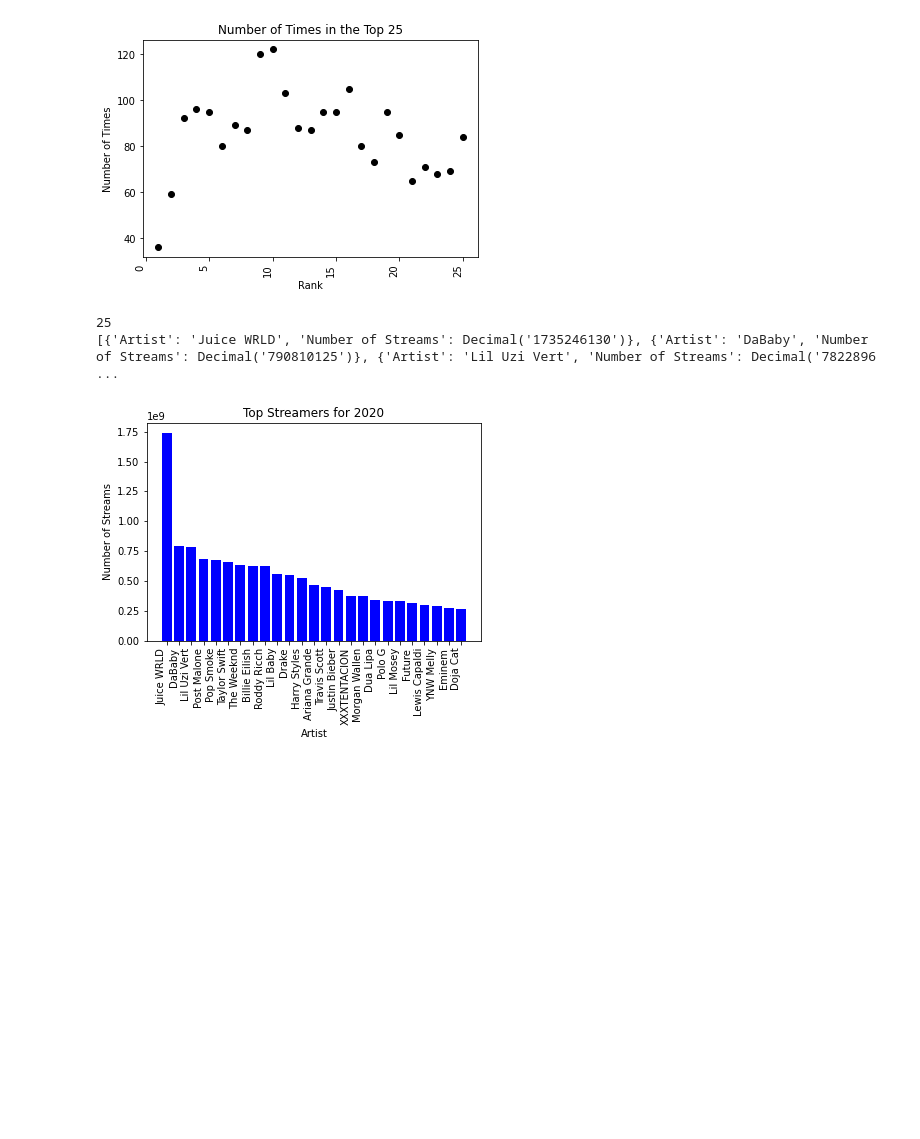
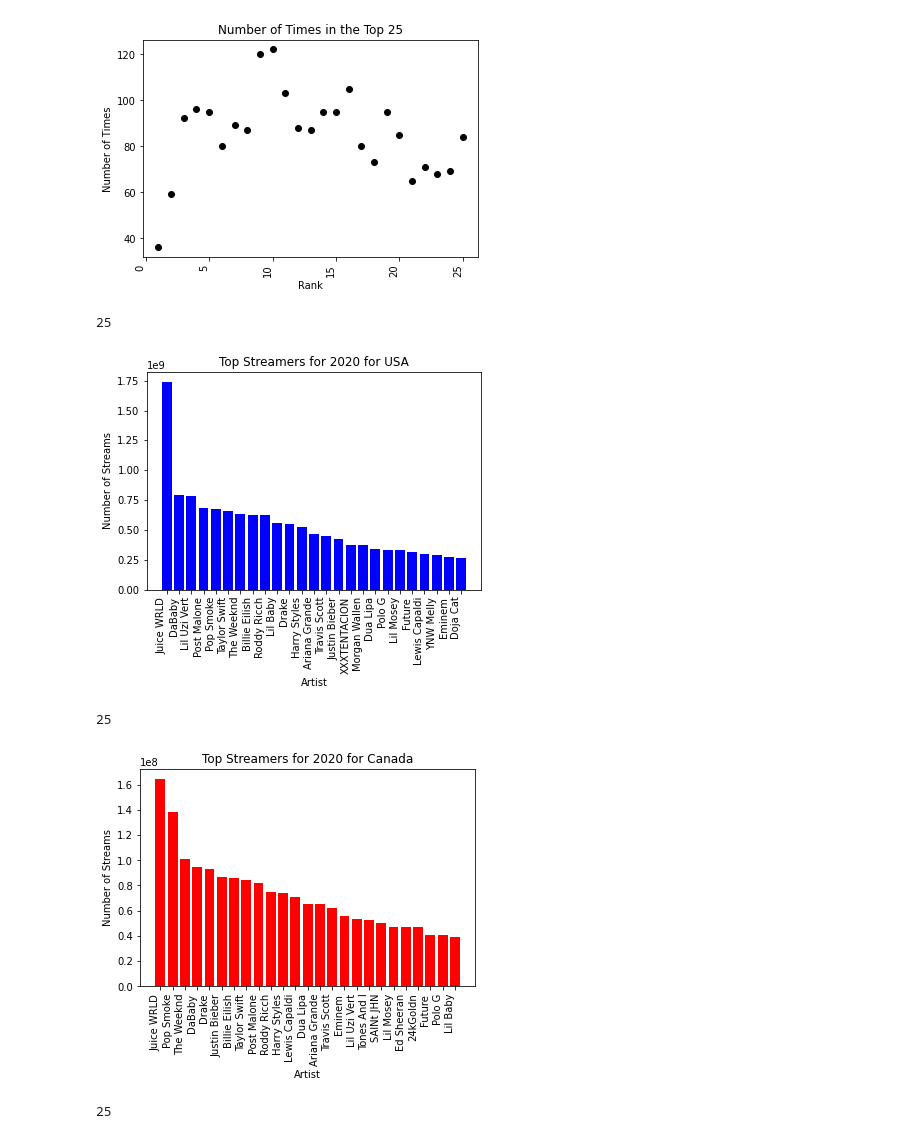
Before and after one commit to cperrine/NA-Music-Chart, a Jupyter notebook: Final.ipynb, the cells around one changed output. Saved outputs shown, nothing was run; the diff lists cells and outputs as text; code cells hidden in the pictures; blank space fills up the shorter version.

Commit message:
Enough Charts?

```diff
--- a/Final.ipynb
+++ b/Final.ipynb
@@ -370,34 +370,98 @@ cur = conn.cursor(pymysql.cursors.DictCursor)
 
 sql = '''SELECT `Artist`, SUM(`Number of Streams`) FROM `perrince_North America Charts`
 WHERE `Date` > '2020-01-01 00:00:00' AND `Date` < '2021-01-01 00:00:00' AND Country = "United States"
 GROUP BY `Artist`
 ORDER BY SUM(`Number of Streams`) DESC;'''
 cur.execute(sql)
 
 l = []
 n = 0
 for row in cur:
     if n < 25:
         d = {}
         d['Artist'] = row['Artist']
         d['Number of Streams'] = row['SUM(`Number of Streams`)']
         l.append(d)
         n += 1
 
 
 print(len(l))
-print(l)
+#print(l)
 df = pd.DataFrame(l)
 
 fig = plt.figure()
 plt.bar(df['Artist'], df['Number of Streams'], color = 'blue')
 plt.xticks(rotation=90,ha='right')
 
 plt.xlabel("Artist")
 plt.ylabel("Number of Streams")
-plt.title("Top Streamers for 2020")
+plt.title("Top Streamers for 2020 for USA")
 plt.show()
+
+
+sql = '''SELECT `Artist`, SUM(`Number of Streams`) FROM `perrince_North America Charts`
+WHERE `Date` > '2020-01-01 00:00:00' AND `Date` < '2021-01-01 00:00:00' AND Country = "Canada"
+GROUP BY `Artist`
+ORDER BY SUM(`Number of Streams`) DESC;'''
+cur.execute(sql)
+
+l = []
+n = 0
+for row in cur:
+    if n < 25:
+        d = {}
+        d['Artist'] = row['Artist']
+        d['Number of Streams'] = row['SUM(`Number of Streams`)']
+        l.append(d)
+        n += 1
+
+
+print(len(l))
+#print(l)
+df = pd.DataFrame(l)
+
+fig = plt.figure()
+plt.bar(df['Artist'], df['Number of Streams'], color = 'red')
+plt.xticks(rotation=90,ha='right')
+
+plt.xlabel("Artist")
+plt.ylabel("Number of Streams")
+plt.title("Top Streamers for 2020 for Canada")
+plt.show()
+
+
+sql = '''SELECT `Artist`, SUM(`Number of Streams`) FROM `perrince_North America Charts`
+WHERE `Date` > '2020-01-01 00:00:00' AND `Date` < '2021-01-01 00:00:00' AND Country = "Mexico"
+GROUP BY `Artist`
+ORDER BY SUM(`Number of Streams`) DESC;'''
+cur.execute(sql)
+
+l = []
+n = 0
+for row in cur:
+    if n < 25:
+        d = {}
+        d['Artist'] = row['Artist']
+        d['Number of Streams'] = row['SUM(`Number of Streams`)']
+        l.append(d)
+        n += 1
+
+
+print(len(l))
+#print(l)
+df = pd.DataFrame(l)
+
+fig = plt.figure()
+plt.bar(df['Artist'], df['Number of Streams'], color = 'green')
+plt.xticks(rotation=90,ha='right')
+
+plt.xlabel("Artist")
+plt.ylabel("Number of Streams")
+plt.title("Top Streamers for 2020 for Mexico")
+plt.show()
 # %% [output]
 25
-[{'Artist': 'Juice WRLD', 'Number of Streams': Decimal('1735246130')}, {'Artist': 'DaBaby', 'Number of Streams': Decimal('790810125')}, {'Artist': 'Lil Uzi Vert', 'Number of Streams': Decimal('7822896 ...
-[figure, old version]
+[figure, new version]
+25
+[figure, added]
+25
```
Also changed, not shown: parts of 3 cells of this notebook.
